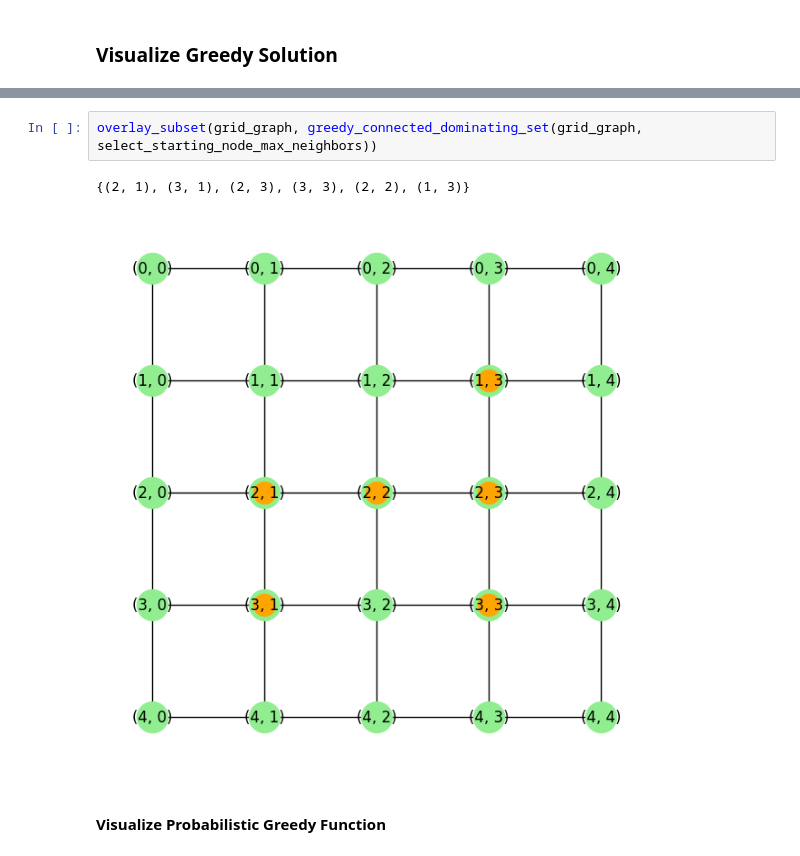
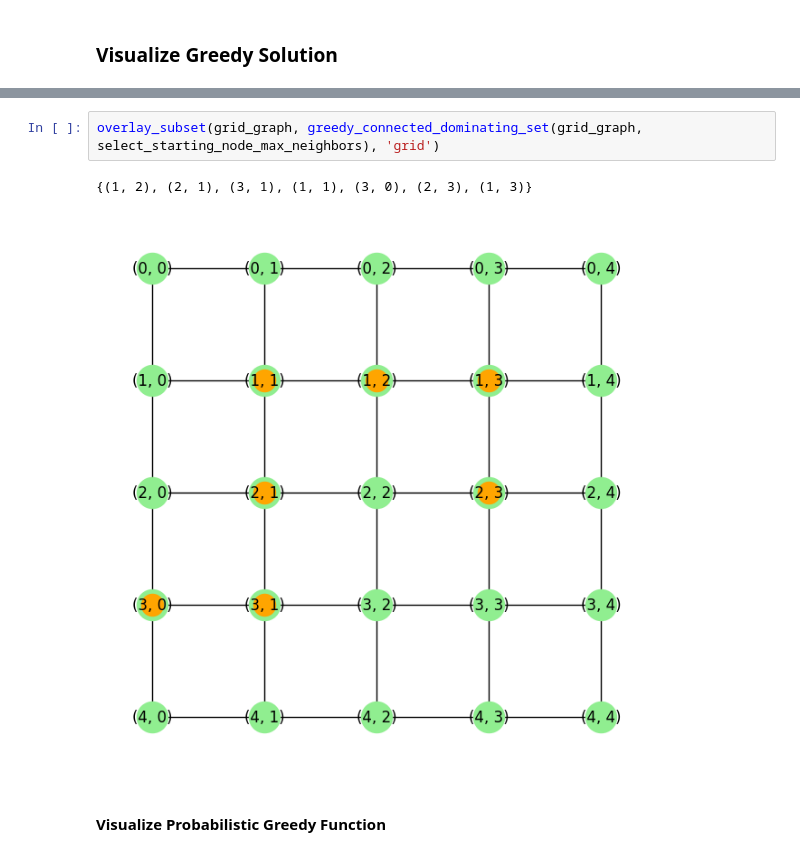
Before and after one commit to BlueRaddish/MCDS_Optimization, a Jupyter notebook: Grid_Graph/greedy_algorithm.ipynb, the cells around one changed output, grey strips where cells are left out. Saved outputs shown, nothing was run; the diff lists cells and outputs as text.

```diff
--- a/Grid_Graph/greedy_algorithm.ipynb
+++ b/Grid_Graph/greedy_algorithm.ipynb
@@ -148,8 +148,8 @@ overlay_subset(grid_graph, greedy_connected_dominating_set(grid_graph, select_st
 # %%
-overlay_subset(grid_graph, greedy_connected_dominating_set(grid_graph, select_starting_node_max_neighbors))
+overlay_subset(grid_graph, greedy_connected_dominating_set(grid_graph, select_starting_node_max_neighbors), 'grid')
 # %% [output]
-{(2, 1), (3, 1), (2, 3), (3, 3), (2, 2), (1, 3)}
+{(1, 2), (2, 1), (3, 1), (1, 1), (3, 0), (2, 3), (1, 3)}
-[figure, old version]
+[figure, new version]
 # %% [markdown]
 #### Visualize Probabilistic Greedy Function
 # %%
```
Also changed, not shown: parts of 7 cells of this notebook, 3 other files.
